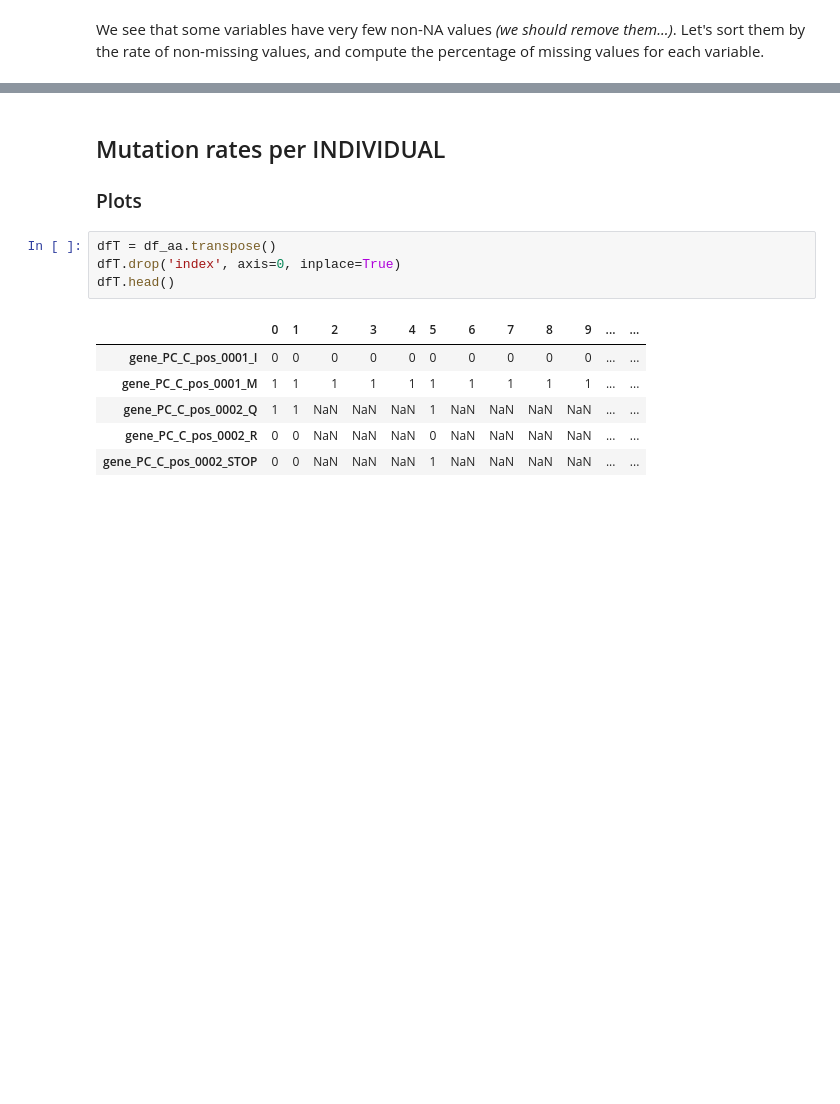
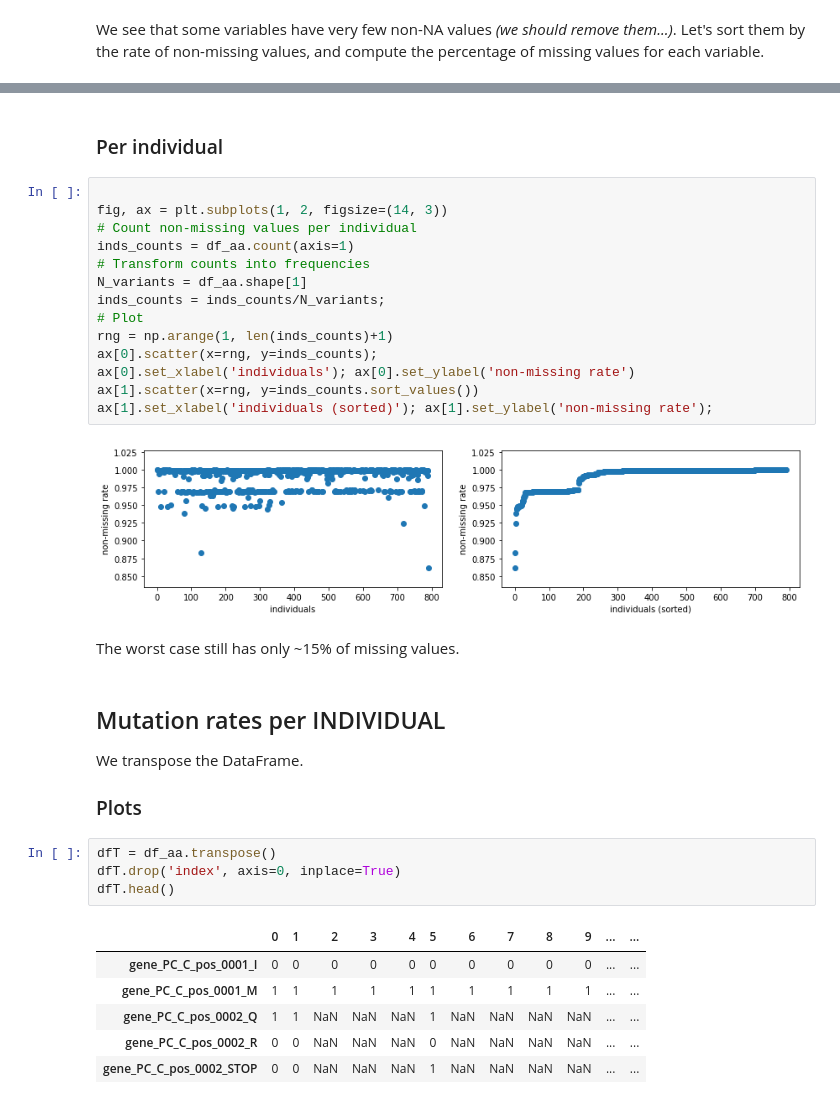
Before and after one commit to matthiaszeller/HBV, a Jupyter notebook: Viral data.ipynb, the cells around one changed output, grey strips where cells are left out. Saved outputs shown, nothing was run; the diff lists cells and outputs as text; blank space fills up the shorter version.

```diff
--- a/Viral data.ipynb
+++ b/Viral data.ipynb
@@ -108,6 +116,28 @@ plt.ylabel('non-missing rate'); plt.xlabel('variables');
+# %% [markdown]
+### Per individual
+# %%
+
+fig, ax = plt.subplots(1, 2, figsize=(14, 3))
+# Count non-missing values per individual
+inds_counts = df_aa.count(axis=1)
+# Transform counts into frequencies
+N_variants = df_aa.shape[1]
+inds_counts = inds_counts/N_variants;
+# Plot
+rng = np.arange(1, len(inds_counts)+1)
+ax[0].scatter(x=rng, y=inds_counts);
+ax[0].set_xlabel('individuals'); ax[0].set_ylabel('non-missing rate')
+ax[1].scatter(x=rng, y=inds_counts.sort_values())
+ax[1].set_xlabel('individuals (sorted)'); ax[1].set_ylabel('non-missing rate');
+# %% [output]
+[figure, added]
+# %% [markdown]
+The worst case still has only ~15% of missing values.
 # %% [markdown]
 ## Mutation rates per INDIVIDUAL
 
+We transpose the DataFrame.
+
 ### Plots
 # %%
 dfT = df_aa.transpose()
```
Also changed, not shown: parts of 20 cells of this notebook, 2 other files.
